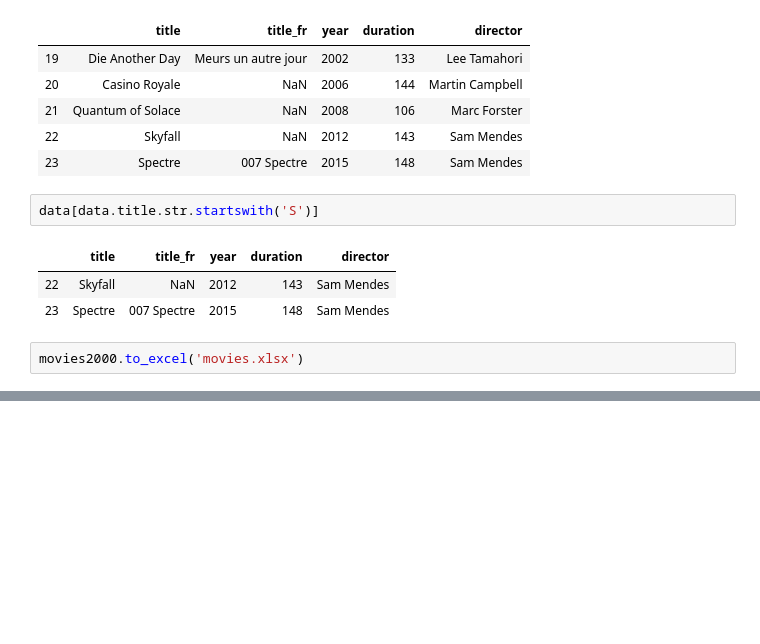
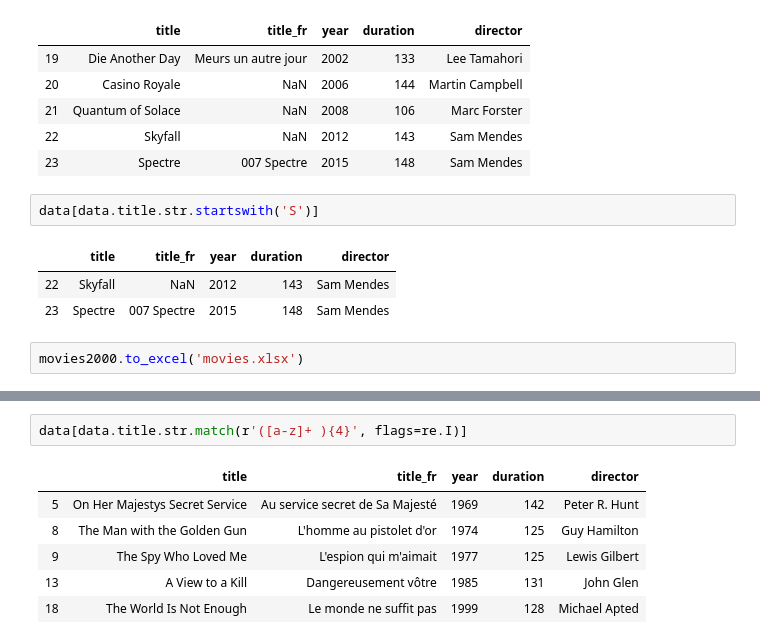
Before and after one commit to matthcol/python-20200526, a Jupyter notebook: Fichiers.ipynb, the cells around one changed output, grey strips where cells are left out. Cells and saved outputs as stored; diff of their text form; blank space fills up the shorter version.

```diff
--- a/Fichiers.ipynb
+++ b/Fichiers.ipynb
@@ -810,0 +865,9 @@ movies2000.to_excel('movies.xlsx')
+# %%
+data[data.title.str.match(r'([a-z]+ ){4}', flags=re.I)]
+# %% [output]
+|  | title | title_fr | year | duration | director |
+| 5 | On Her Majestys Secret Service | Au service secret de Sa Majesté | 1969 | 142 | Peter R. Hunt |
+| 8 | The Man with the Golden Gun | L'homme au pistolet d'or | 1974 | 125 | Guy Hamilton |
+| 9 | The Spy Who Loved Me | L'espion qui m'aimait | 1977 | 125 | Lewis Gilbert |
+| 13 | A View to a Kill | Dangereusement vôtre | 1985 | 131 | John Glen |
+| 18 | The World Is Not Enough | Le monde ne suffit pas | 1999 | 128 | Michael Apted |
```
Also changed, not shown: parts of 8 cells of this notebook, 1 other file.
